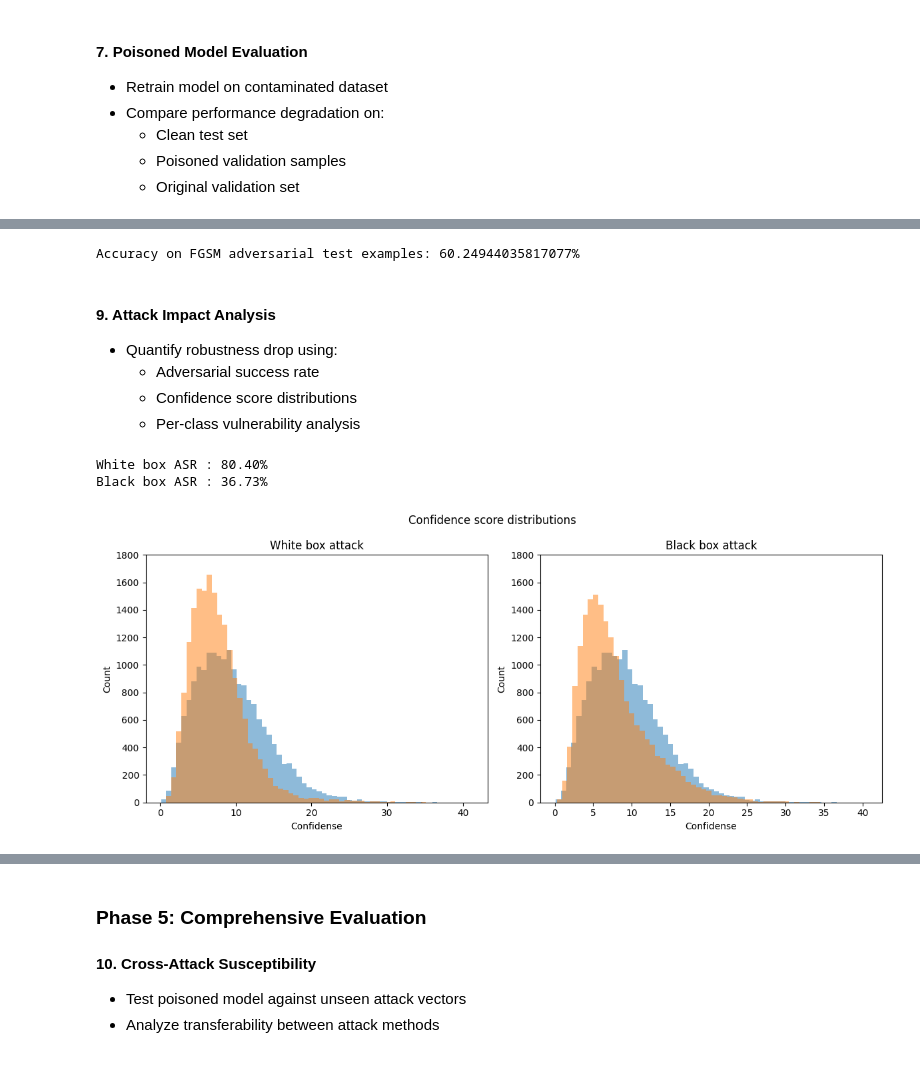
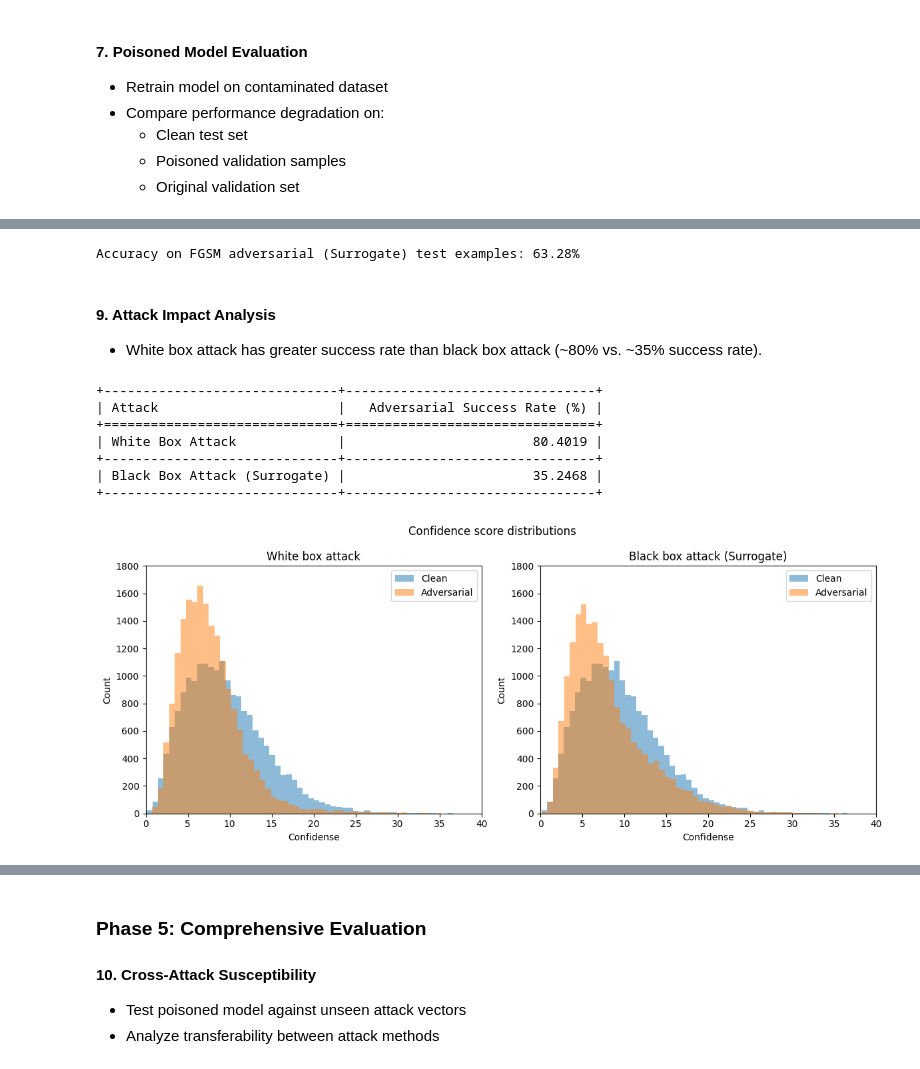
Before and after one commit to innozent/security_capstone, a Jupyter notebook: group5_project.ipynb, the cells around one changed output, grey strips where cells are left out. Cells and saved outputs as stored; diff of their text form; code cells hidden in the pictures.

```diff
--- a/group5_project.ipynb
+++ b/group5_project.ipynb
@@ -352,46 +410,57 @@ show_example(X_test_fgsm_surr[::-10], y_test_fgsm_surr[::-10], title="FGSM Adver
 # Evaluate the ART classifier on test examples
 fgsm_surr_predictions = base_classifier.predict(X_test_fgsm_surr)
 fgsm_surr_accuracy = np.mean(np.argmax(fgsm_surr_predictions, axis=1) == y_test)
-print("Accuracy on FGSM adversarial test examples: {}%".format(fgsm_surr_accuracy * 100))
+print("Accuracy on FGSM adversarial (Surrogate) test examples: {:.2%}".format(fgsm_surr_accuracy))
 # %% [output]
-Accuracy on FGSM adversarial test examples: 60.24944035817077%
+Accuracy on FGSM adversarial (Surrogate) test examples: 63.28%
-# %% [markdown]
-#### 9.	Attack Impact Analysis
-- Quantify robustness drop using:
-  - Adversarial success rate
-  - Confidence score distributions
-  - Per-class vulnerability analysis
+# %% [markdown]
+#### 9.	Attack Impact Analysis
+
+- White box attack has greater success rate than black box attack (~80% vs. ~35% success rate).
 # %%
 fig, ax = plt.subplots(1, 2, figsize=(12, 5))
 
 ax[0].hist(np.max(base_predition, axis=1), bins=60, alpha=0.5, label="Clean")
 ax[0].hist(np.max(fgsm_predictions, axis=1), bins=60, alpha=0.5, label="Adversarial")
 ax[0].set_xlabel("Confidense")
 ax[0].set_ylabel("Count")
 ax[0].set_ylim([0, 1800])
+ax[0].set_xlim([0, 40])
 ax[0].set_title("White box attack")
+ax[0].legend(["Clean", "Adversarial"])
 
 ax[1].hist(np.max(base_predition, axis=1), bins=60, alpha=0.5, label="Clean")
 ax[1].hist(np.max(fgsm_surr_predictions, axis=1), bins=60, alpha=0.5, label="Adversarial")
 ax[1].set_xlabel("Confidense")
 ax[1].set_ylabel("Count")
 ax[1].set_ylim([0, 1800])
-ax[1].set_title("Black box attack")
+ax[1].set_xlim([0, 40])
+ax[1].set_title("Black box attack (Surrogate)")
+ax[1].legend(["Clean", "Adversarial"])
 
 fig.suptitle("Confidence score distributions")
 fig.tight_layout()
 plt.plot()
 
 # Adversarial Success Rate
 white_box_asr = np.mean(np.argmax(fgsm_predictions, axis=1) != np.argmax(base_predition, axis=1))
 black_box_asr = np.mean(np.argmax(fgsm_surr_predictions, axis=1) != np.argmax(base_predition, axis=1))
 
-print("White box ASR : {:.2%}".format(white_box_asr))
-print("Black box ASR : {:.2%}".format(black_box_asr))
+asr_table = {
+    "White Box Attack": white_box_asr * 100,
+    "Black Box Attack (Surrogate)": black_box_asr * 100,
+}
+
+print(tabulate(asr_table.items(), headers=["Attack", "Adversarial Success Rate (%)"], tablefmt="grid"))
 # %% [output]
-White box ASR : 80.40%
-Black box ASR : 36.73%
++------------------------------+--------------------------------+
+| Attack                       |   Adversarial Success Rate (%) |
++==============================+================================+
+| White Box Attack             |                        80.4019 |
++------------------------------+--------------------------------+
+| Black Box Attack (Surrogate) |                        35.2468 |
++------------------------------+--------------------------------+
-[figure, old version]
+[figure, new version]
 # %%
 correct_predict = {}
 success_white_attack = {}
```
Also changed, not shown: parts of 76 cells of this notebook, 2 other files.
